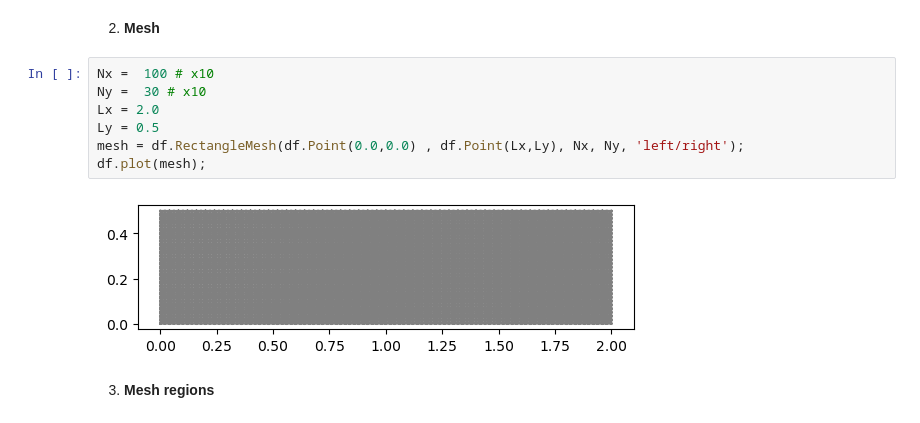
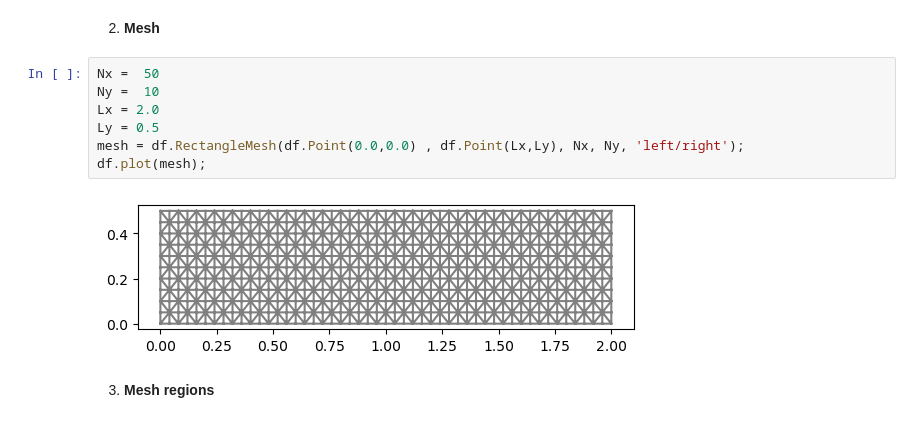
Before and after one commit to felipefr/ddfenics, a Jupyter notebook: tutorial/linear/main_bar.ipynb, the cells around one changed output. Cells and saved outputs as stored; diff of their text form.

```diff
--- a/tutorial/linear/main_bar.ipynb
+++ b/tutorial/linear/main_bar.ipynb
@@ -18,14 +22,14 @@ sigma_law = lambda u: lamb*df.div(u)*df.Identity(2) + mu*(df.grad(u) + df.grad(u
 # %% [markdown]
 2) **Mesh**
 # %%
-Nx =  100 # x10
-Ny =  30 # x10
+Nx =  50
+Ny =  10
 Lx = 2.0
 Ly = 0.5
 mesh = df.RectangleMesh(df.Point(0.0,0.0) , df.Point(Lx,Ly), Nx, Ny, 'left/right');
 df.plot(mesh);
 # %% [output]
-[figure, old version]
+[figure, new version]
 # %% [markdown]
 3) **Mesh regions**
 # %%
```
Also changed, not shown: parts of 5 cells of this notebook, 14 other files.
